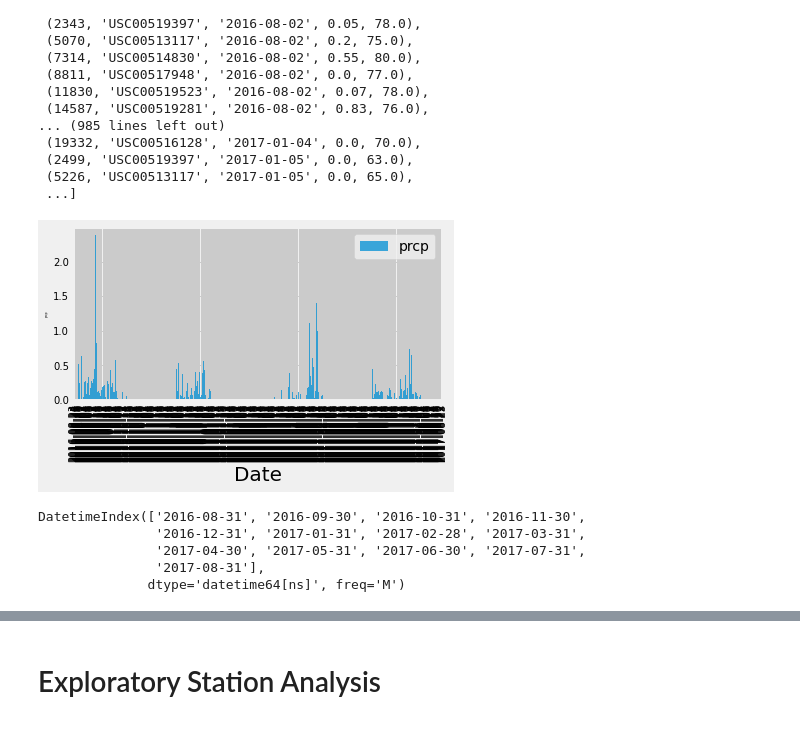
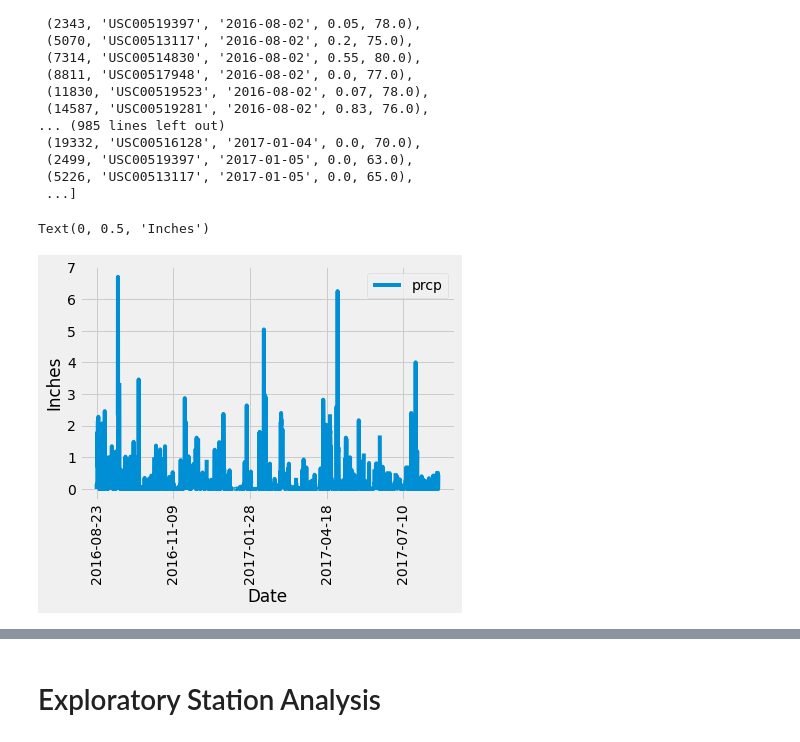
Before and after one commit to samuelroiz/Hawaii_Honu_Trip_Analysis, a Jupyter notebook: data/IPYNB/sven_climate_changer.ipynb, the cells around one changed output, grey strips where cells are left out. Saved outputs shown, nothing was run; the diff lists cells and outputs as text; code cells hidden in the pictures.

Commit message:
Updated code. Finished first jupyter notebook. Added graphs and tables.

```diff
--- a/data/IPYNB/sven_climate_changer.ipynb
+++ b/data/IPYNB/sven_climate_changer.ipynb
@@ -335,47 +339,35 @@ twelve_month
 # %%
 
 # Perform a query to retrieve the data and precipitation scores
-
+prev_year = dt.date(2017, 8, 23) - dt.timedelta(days=365)
 
 sel = [Measurement.date,
 Measurement.prcp, ]
 prcp_date_only = session.query(*sel).\
-    filter(func.strftime("%Y-%m-%d", Measurement.date) >= "2016-08-23").\
+    filter(func.strftime("%Y-%m-%d", Measurement.date) >= prev_year).\
         order_by(Measurement.date).all()
 prcp_date_only
 
 # Save the query results as a Pandas DataFrame and set the index to the date column
 prcp_date_df = pd.DataFrame(prcp_date_only, columns=['date','prcp'])
-prcp_date_df.set_index('date', inplace=True)
-prcp_date_df
 
-prcp_date_df = prcp_date_df.groupby('date').mean().reset_index()
+
+# prcp_date_df.set_index('date', inplace=True)
+# prcp_date_df
+
+# prcp_date_df = prcp_date_df.groupby('date').mean().reset_index()
 # # Or Use this one
 # prcp_date_df.groupby('sample_id', as_index=False).mean()
 
 # Plot the Results in a Matplotlib bar chart
-prcp_date_df.set_index('date', inplace=True)
-prcp_date_df.plot(kind='bar', alpha=0.75, rot=90)
-plt.xlabel('Date', size = 20)
-plt.ylabel('prcp', size = 3)
-plt.xticks(size = 10)
-plt.yticks(size = 10)
-plt.tight_layout()
-plt.show()
-
-x_data = pd.date_range('2016-08-23', periods=13, freq='M')
-# Check how this dates looks like:
-print(x_data)
-
 # Sort the dataframe by date
-
+prcp_date_df = prcp_date_df.sort_values("date")
 
 # Use Pandas Plotting with Matplotlib to plot the data
+prcp_date_df.plot(x='date', y='prcp', rot=90)
+plt.xlabel("Date")
+plt.ylabel("Inches")
 # %% [output]
+Text(0, 0.5, 'Inches')
-[figure, old version]
+[figure, new version]
-DatetimeIndex(['2016-08-31', '2016-09-30', '2016-10-31', '2016-11-30',
-               '2016-12-31', '2017-01-31', '2017-02-28', '2017-03-31',
-               '2017-04-30', '2017-05-31', '2017-06-30', '2017-07-31',
-               '2017-08-31'],
-              dtype='datetime64[ns]', freq='M')
 # %%
```
Also changed, not shown: parts of 10 cells of this notebook, 4 other files.
